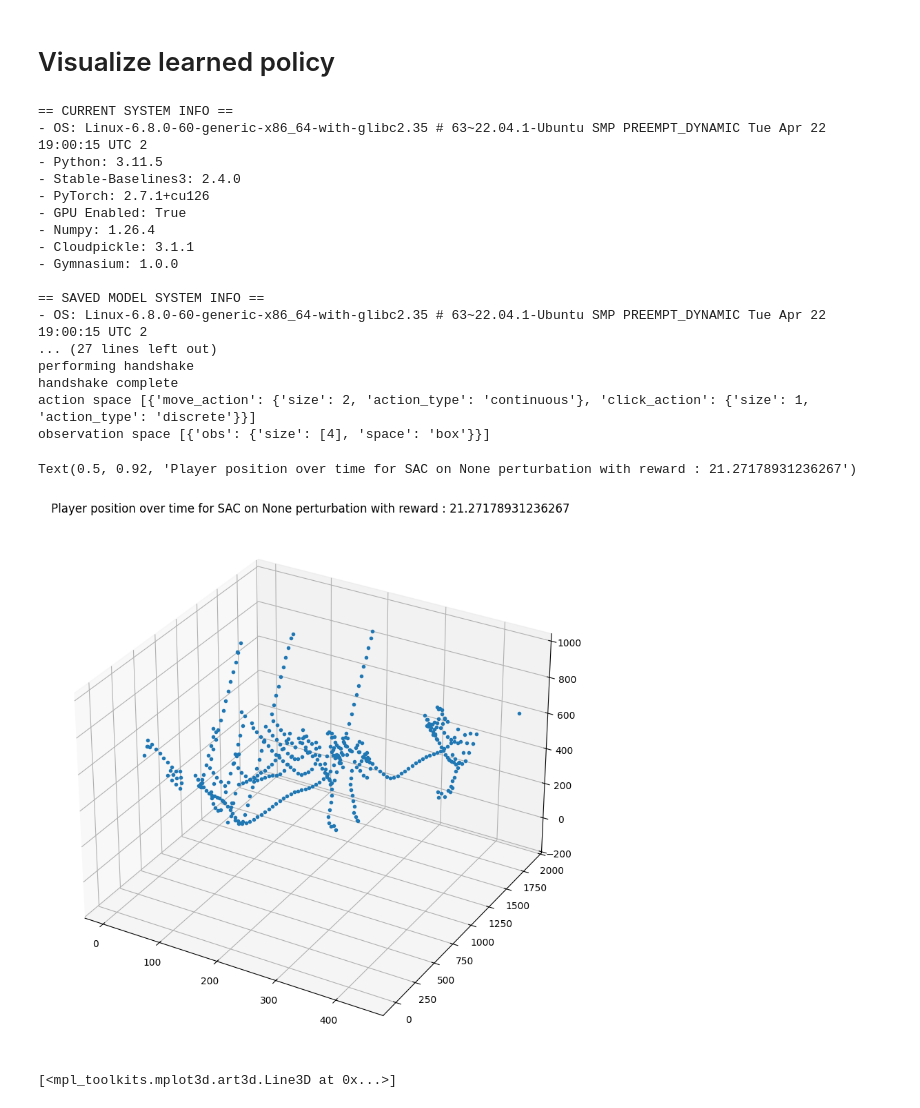
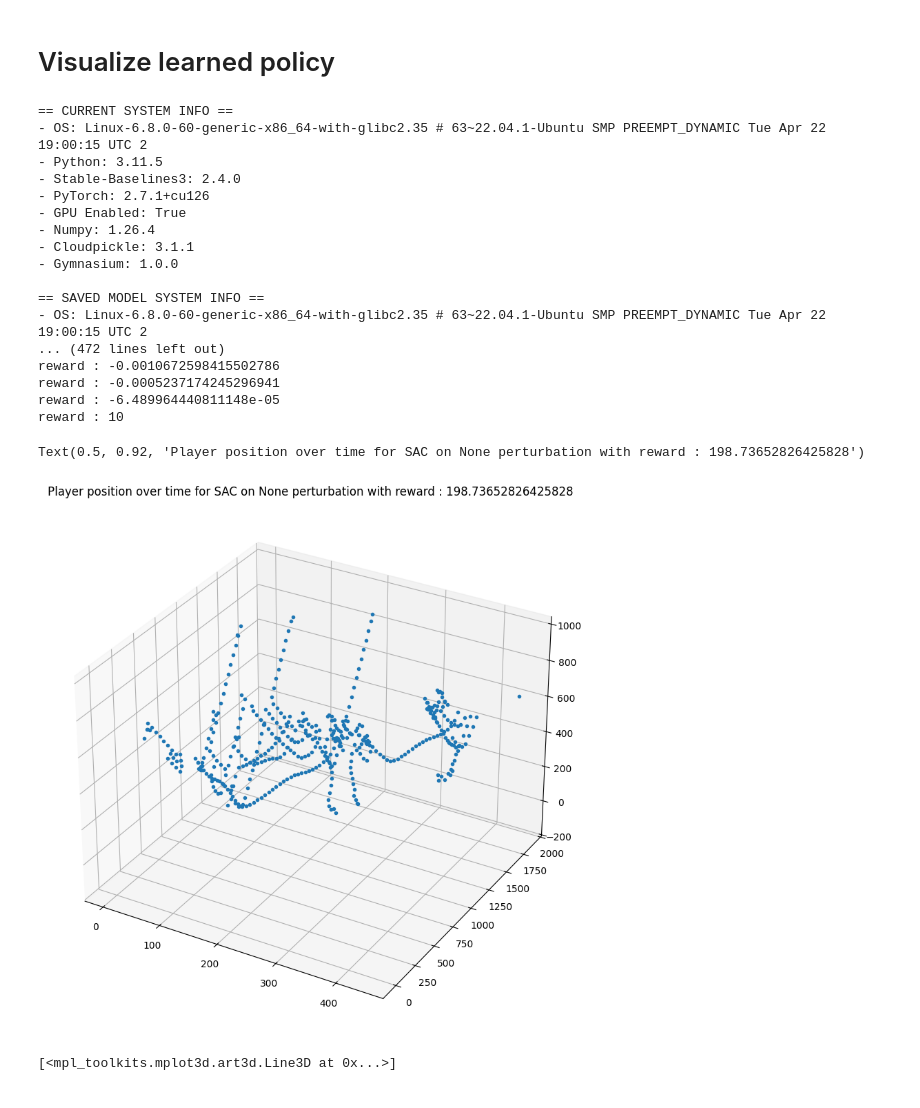
Before and after one commit to joaoMartinSaquet/SmartDartCorrector, a Jupyter notebook: notebooks/viz.ipynb, the cells around one changed output. Saved outputs shown, nothing was run; the diff lists cells and outputs as text; code cells hidden in the pictures.

```diff
--- a/notebooks/viz.ipynb
+++ b/notebooks/viz.ipynb
@@ -197,9 +197,9 @@ print(f"Policy : {policy}")
 
 perturbator = None
 if experiment_to_draw == "Noise":
-    perturbator = NormalJittering(0, 20)
+    perturbator = NormalJittering(10, 20)
 
-env = smartDartEnv(VITE_USim([0, 0]), perturbator, render=True, n_parallel=1, n_stack=n_stack, normalize=normalized_env, reward_shape=False, game_path="../" + GAME_PATH, speedup=1)
+env = smartDartEnv(VITE_USim([0, 0]), perturbator, render=True, n_parallel=1, n_stack=n_stack, normalize=normalized_env, reward_shape=True, game_path="../" + GAME_PATH, speedup=1)
 
 done = False
 obs, _ = env.reset()
@@ -213,43 +213,46 @@ while not done:
     a.append(action[-2:])
     # print("obs : ", obs, "\t action : ", action)
     obs, reward, done, _, info = env.step(action)
+    print(f"reward : {reward}")
     rewards.append(reward)
     time.sleep(0.001)
 
 SAC_player_positions = env.player_positions
 env.close()
 
 
 env_usim = env.godot_env
+# r_sum, r_list, u_sim_player_pos = rolloutSmartDartEnv(env_usim, 10000, perturbator, None)
+
 
 
 
 
 ax = plt.figure(figsize=(10,10)).add_subplot(projection='3d')
 player_positions = np.array(SAC_player_positions)
 tstep = np.arange(player_positions.shape[0])
 ax.plot(tstep, player_positions[:,0], player_positions[:,1], '.')
 ax.set_title(f"Player position over time for {policy} on {experiment_to_draw} perturbation with reward : {sum(rewards)}")
 # %% [output]
 == CURRENT SYSTEM INFO ==
 - OS: Linux-6.8.0-60-generic-x86_64-with-glibc2.35 # 63~22.04.1-Ubuntu SMP PREEMPT_DYNAMIC Tue Apr 22 19:00:15 UTC 2
 - Python: 3.11.5
 - Stable-Baselines3: 2.4.0
 - PyTorch: 2.7.1+cu126
 - GPU Enabled: True
 - Numpy: 1.26.4
 - Cloudpickle: 3.1.1
 - Gymnasium: 1.0.0
 
 == SAVED MODEL SYSTEM INFO ==
 - OS: Linux-6.8.0-60-generic-x86_64-with-glibc2.35 # 63~22.04.1-Ubuntu SMP PREEMPT_DYNAMIC Tue Apr 22 19:00:15 UTC 2
-... (27 lines left out)
-performing handshake
-handshake complete
-action space [{'move_action': {'size': 2, 'action_type': 'continuous'}, 'click_action': {'size': 1, 'action_type': 'discrete'}}]
-observation space [{'obs': {'size': [4], 'space': 'box'}}]
+... (472 lines left out)
+reward : -0.0010672598415502786
+reward : -0.0005237174245296941
+reward : -6.489964440811148e-05
+reward : 10
-Text(0.5, 0.92, 'Player position over time for SAC on None perturbation with reward : 21.27178931236267')
+Text(0.5, 0.92, 'Player position over time for SAC on None perturbation with reward : 198.73652826425828')
-[figure, old version]
+[figure, new version]
 # %%
 import matplotlib.pyplot as plt
 
```
Also changed, not shown: 1 other file.
